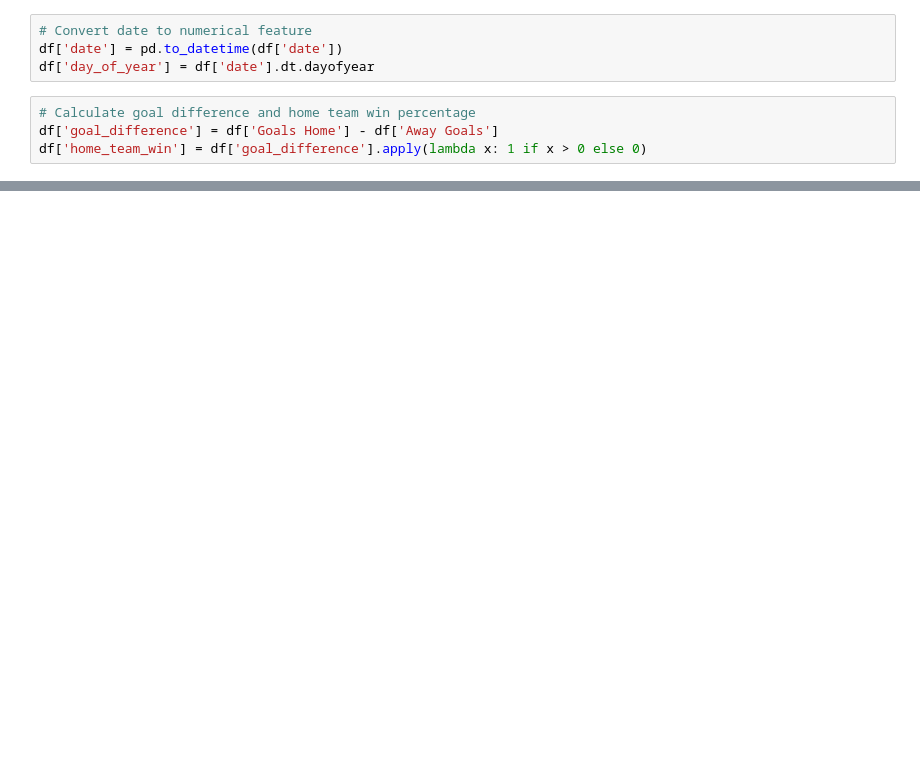
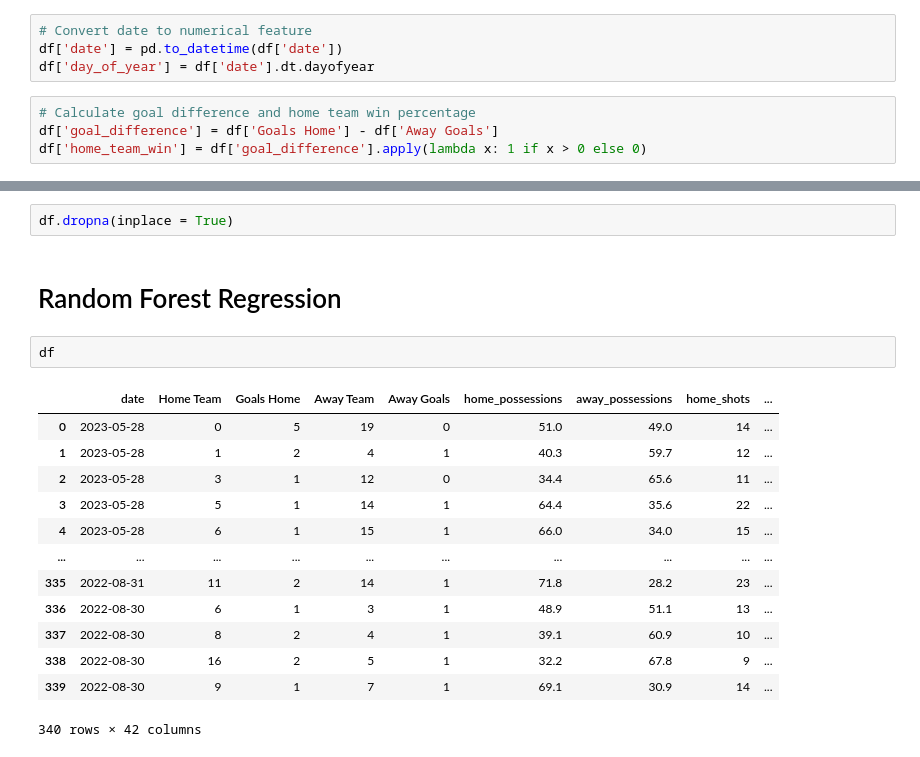
Before and after one commit to Snkiha/Premier-League-Win-Prediction, a Jupyter notebook: premierLeague_LogR.ipynb, the cells around one changed output, grey strips where cells are left out. Saved outputs shown, nothing was run; the diff lists cells and outputs as text; blank space fills up the shorter version.

```diff
--- a/premierLeague_LogR.ipynb
+++ b/premierLeague_LogR.ipynb
@@ -179 +249,21 @@ df.head()
+# %%
+df.dropna(inplace = True)
+# %% [markdown]
+# Random Forest Regression
+# %%
+df
+# %% [output]
+|  | date | Home Team | Goals Home | Away Team | Away Goals | home_possessions | away_possessions | home_shots | ... |
+| 0 | 2023-05-28 | 0 | 5 | 19 | 0 | 51.0 | 49.0 | 14 | ... |
+| 1 | 2023-05-28 | 1 | 2 | 4 | 1 | 40.3 | 59.7 | 12 | ... |
+| 2 | 2023-05-28 | 3 | 1 | 12 | 0 | 34.4 | 65.6 | 11 | ... |
+| 3 | 2023-05-28 | 5 | 1 | 14 | 1 | 64.4 | 35.6 | 22 | ... |
+| 4 | 2023-05-28 | 6 | 1 | 15 | 1 | 66.0 | 34.0 | 15 | ... |
+| ... | ... | ... | ... | ... | ... | ... | ... | ... | ... |
+| 335 | 2022-08-31 | 11 | 2 | 14 | 1 | 71.8 | 28.2 | 23 | ... |
+| 336 | 2022-08-30 | 6 | 1 | 3 | 1 | 48.9 | 51.1 | 13 | ... |
+| 337 | 2022-08-30 | 8 | 2 | 4 | 1 | 39.1 | 60.9 | 10 | ... |
+| 338 | 2022-08-30 | 16 | 2 | 5 | 1 | 32.2 | 67.8 | 9 | ... |
+| 339 | 2022-08-30 | 9 | 1 | 7 | 1 | 69.1 | 30.9 | 14 | ... |
+340 rows × 42 columns
 # %%
```
Also changed, not shown: parts of 27 cells of this notebook.
